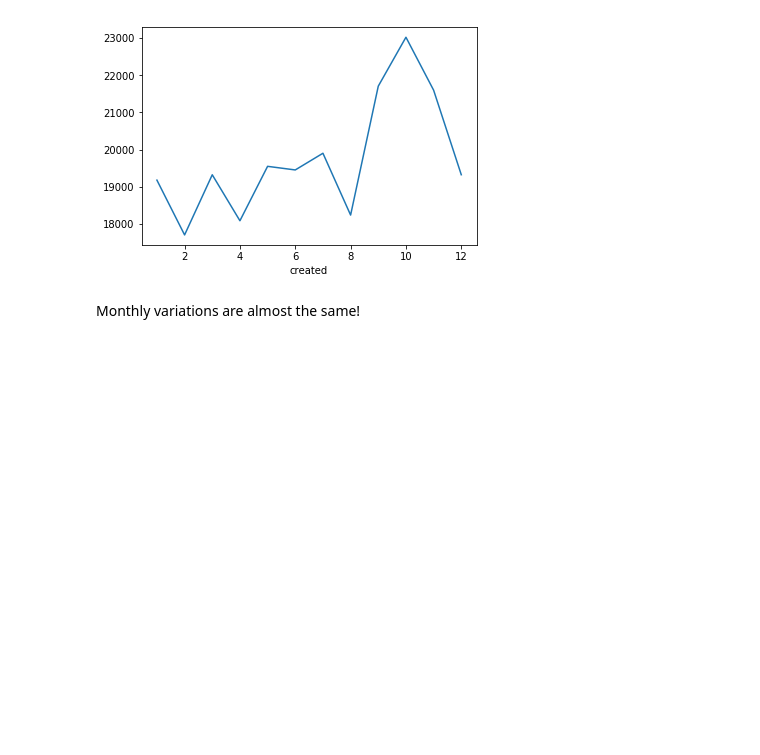
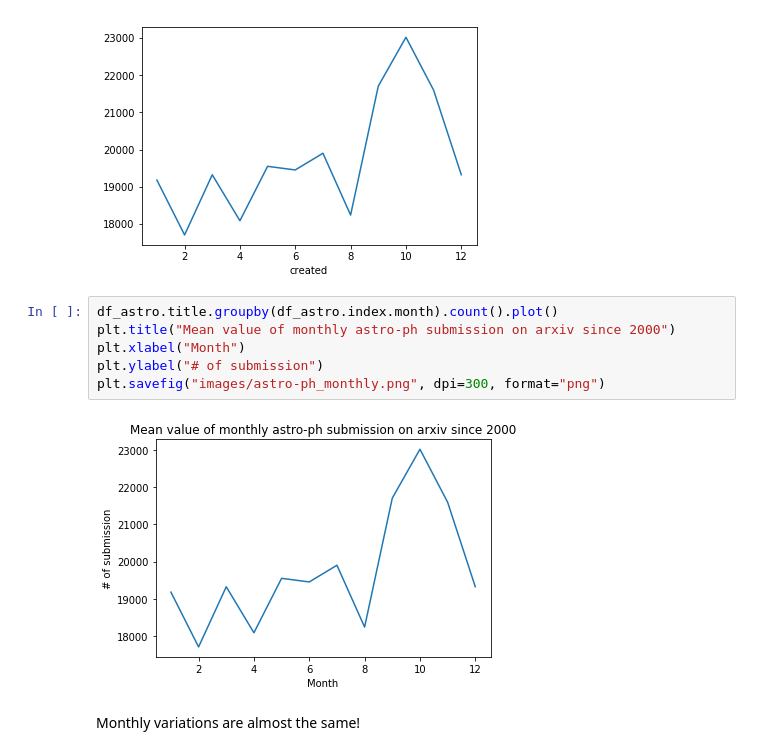
Before and after one commit to jibanCat/astro-ph-ml-topics, a Jupyter notebook: Arxiv -- Date and Submission.ipynb, the cells around one changed output. Drawn from its saved outputs; the diff is of its cells as text; blank space fills up the shorter version.

```diff
--- a/Arxiv -- Date and Submission.ipynb
+++ b/Arxiv -- Date and Submission.ipynb
@@ -55,6 +63,14 @@ df_astro.title.groupby(df_astro.index.month).count().plot()
 # %% [output]
 <matplotlib.axes._subplots.AxesSubplot at 0x...>
 [figure]
+# %%
+df_astro.title.groupby(df_astro.index.month).count().plot()
+plt.title("Mean value of monthly astro-ph submission on arxiv since 2000")
+plt.xlabel("Month")
+plt.ylabel("# of submission")
+plt.savefig("images/astro-ph_monthly.png", dpi=300, format="png")
+# %% [output]
+[figure, added]
 # %% [markdown]
 Monthly variations are almost the same!
 # %%
```
Also changed, not shown: parts of 6 cells of this notebook, 6 other files.
